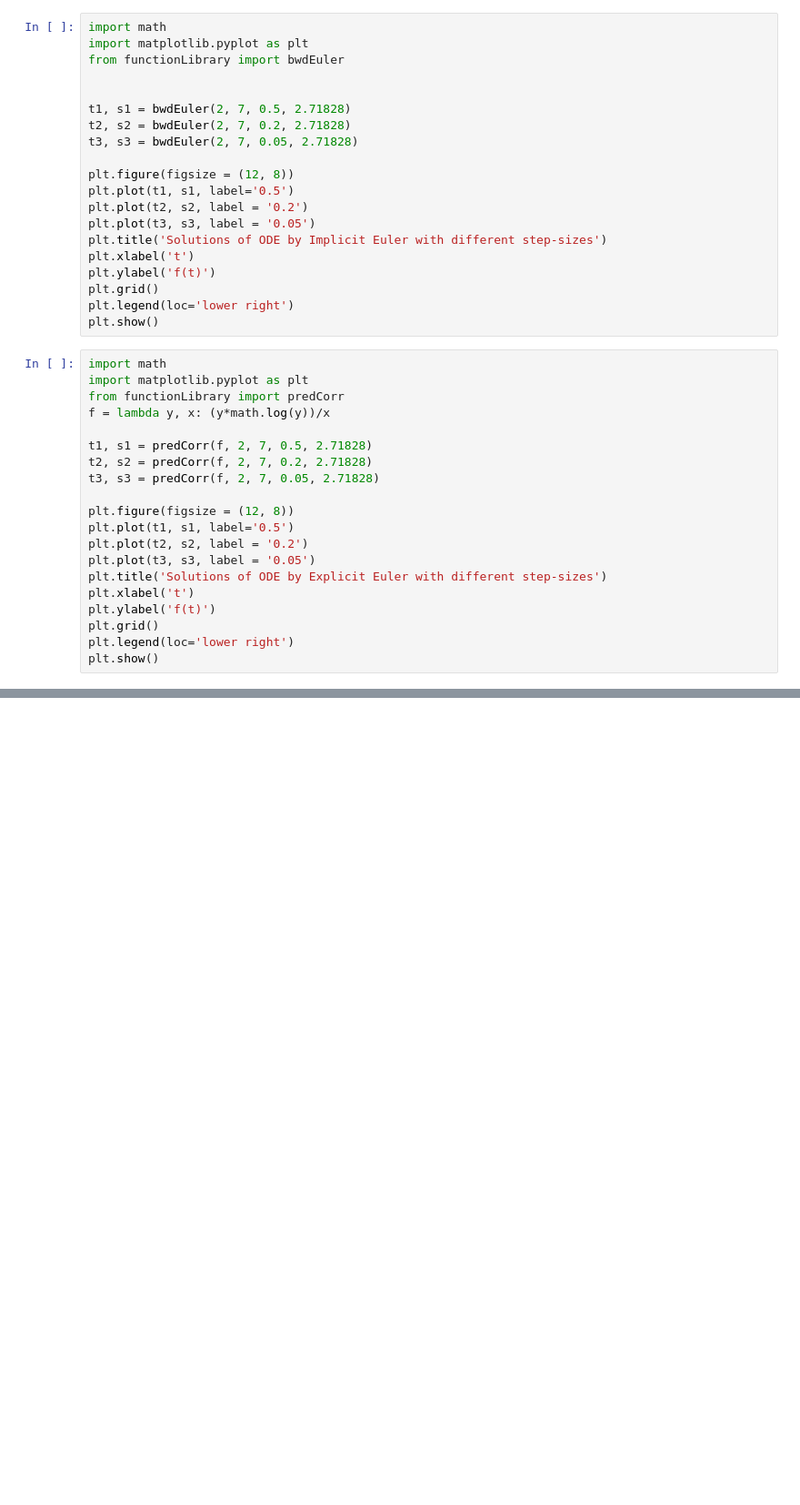
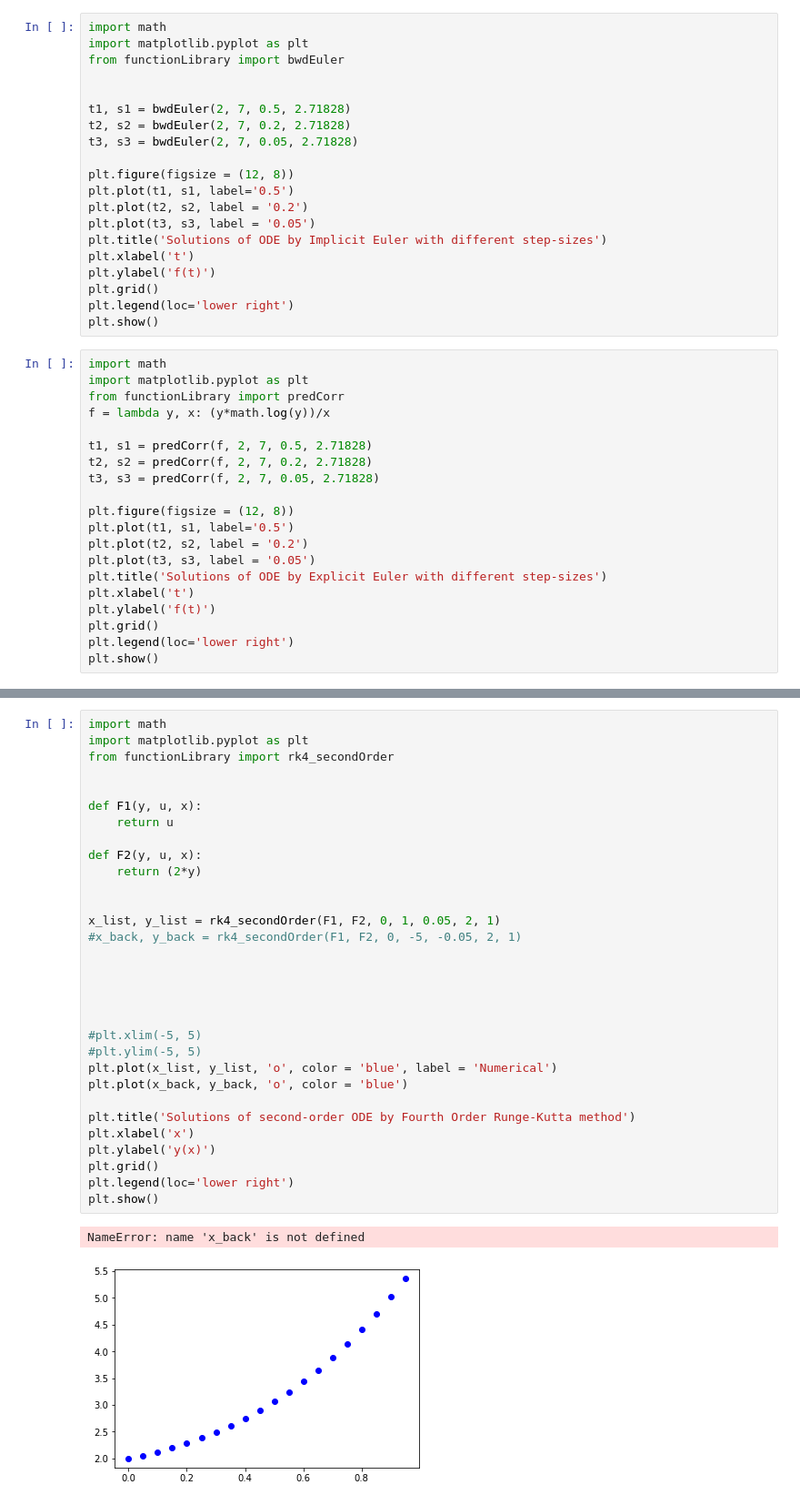
Before and after one commit to kmaitreys/p346-computational-lab, a Jupyter notebook: assignment-7/assignment-7.ipynb, the cells around one changed output, grey strips where cells are left out. Shown at 91% size. Drawn from its saved outputs; the diff is of its cells as text; blank space fills up the shorter version.

```diff
--- a/assignment-7/assignment-7.ipynb
+++ b/assignment-7/assignment-7.ipynb
@@ -329,0 +105,34 @@ show()
+# %%
+import math
+import matplotlib.pyplot as plt
+from functionLibrary import rk4_secondOrder
+
+
+def F1(y, u, x):
+    return u
+
+def F2(y, u, x):
+    return (2*y)
+
+
+x_list, y_list = rk4_secondOrder(F1, F2, 0, 1, 0.05, 2, 1)
+#x_back, y_back = rk4_secondOrder(F1, F2, 0, -5, -0.05, 2, 1)
+
+
+
+
+
+#plt.xlim(-5, 5)
+#plt.ylim(-5, 5)
+plt.plot(x_list, y_list, 'o', color = 'blue', label = 'Numerical')
+plt.plot(x_back, y_back, 'o', color = 'blue')
+
+plt.title('Solutions of second-order ODE by Fourth Order Runge-Kutta method')
+plt.xlabel('x')
+plt.ylabel('y(x)')
+plt.grid()
+plt.legend(loc='lower right')
+plt.show()
+# %% [output]
+NameError: name 'x_back' is not defined
+[figure, added]
```
Also changed, not shown: parts of 8 cells of this notebook, 4 other files.
